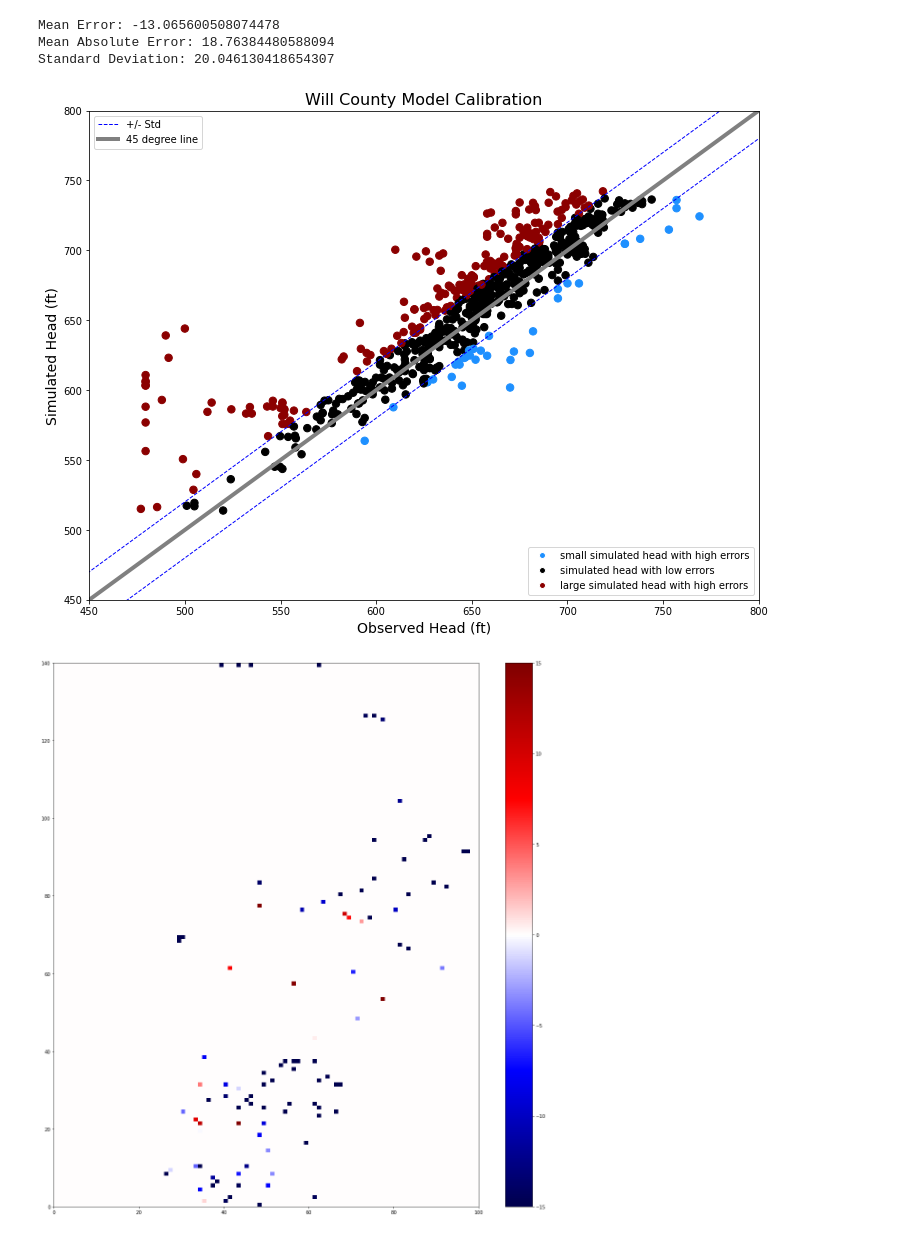
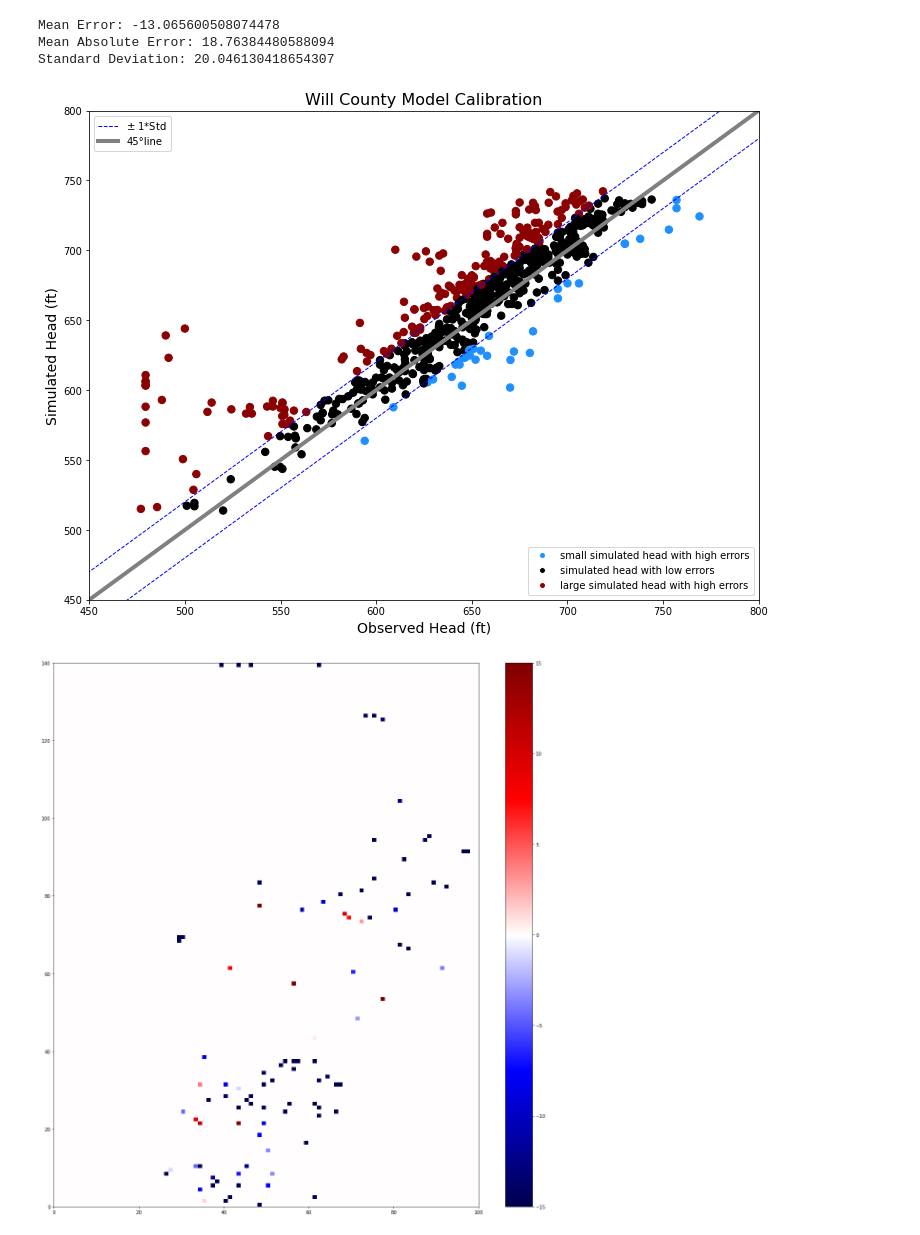
Before and after one commit to dbabrams/ShallowDolomite_Group, a Jupyter notebook: Summer2020_Model/WillCounty_Summer2020.ipynb, the cells around one changed output. Cells and saved outputs as stored; diff of their text form; code cells hidden in the pictures.

```diff
--- a/Summer2020_Model/WillCounty_Summer2020.ipynb
+++ b/Summer2020_Model/WillCounty_Summer2020.ipynb
@@ -827,29 +827,3 @@ pumping_ob['simulated']=head[9,pumping_ob['row'],pumping_ob['col']]
 compare=pumping_ob
 compare=compare.set_index('Head_ftAMS')
 compare=compare.drop(['row','col'],axis=1)
-
-# Create a color coding threshold for high and low errors
-# add legend for each color
-thres = 15
-col = np.where(pumping_ob['simulated'] + thres < pumping_ob['Head_ftAMS'], 'dodgerblue', np.where(pumping_ob['simulated'] - thres > pumping_ob['Head_ftAMS'], 'darkred', 'k'))
-s_head = mp.lines.Line2D([],[],marker='o',color='white',label='small simulated head with high errors',markerfacecolor='dodgerblue')
-l_head = mp.lines.Line2D([],[],marker='o',color='white',label='large simulated head with high errors',markerfacecolor='darkred')
-m_head = mp.lines.Line2D([],[],marker='o',color='white',label='simulated head with low errors',markerfacecolor='k')
-
-# Plot the calibration data
-plt.figure(figsize=(12,9))
-plt.rcParams["figure.figsize"] = (5,5)
-plt.scatter(compare.index,compare.simulated, c= col, marker = 'o', s = 55)
-x = np.linspace(440,800)
-y = x
-plt.plot(x,y, linewidth = 4, color = 'grey')
-plt.plot(x, x+thres, '--b', linewidth=1)
-plt.plot(x, x-thres, '--b', linewidth=1)
-plt.xlim(450,800)
-plt.ylim(450,800)
-plt.xlabel('Observed Head (ft)', fontsize = 14)
-plt.ylabel('Simulated Head (ft)', fontsize = 14)
-plt.title('Will County Model Calibration', fontsize = 16)
-plt.legend(handles=[s_head,m_head,l_head])
-plt.show()
-#print (compare)
@@ -881,36 +853,39 @@ thres = std
 col = np.where(pumping_ob['simulated'] + thres < pumping_ob['Head_ftAMS'], 'dodgerblue', np.where(pumping_ob['simulated'] - thres > pumping_ob['Head_ftAMS'], 'darkred', 'k'))
 s_head = mp.lines.Line2D([],[],marker='o',color='white',label='small simulated head with high errors',markerfacecolor='dodgerblue')
 l_head = mp.lines.Line2D([],[],marker='o',color='white',label='large simulated head with high errors',markerfacecolor='darkred')
 m_head = mp.lines.Line2D([],[],marker='o',color='white',label='simulated head with low errors',markerfacecolor='k')
 
 # add legend for lines
-dash_l = mp.lines.Line2D([],[],linewidth=1,linestyle='--',color='blue',label='+/- Std')
-grey_l = mp.lines.Line2D([],[],linewidth=4,color='grey',label='45 degree line')
+pm_sign = r'$\pm$'
+dash_l = mp.lines.Line2D([],[],linewidth=1,linestyle='--',color='blue',label=pm_sign+' 1*Std')
+degree_sign = u"\N{DEGREE SIGN}"
+grey_l = mp.lines.Line2D([],[],linewidth=4,color='grey',label='45'+degree_sign+'line')
+
 # Plot the calibration data
 fig = plt.figure(figsize=(12,9))
 ax = fig.add_subplot(111)
 plt.rcParams["figure.figsize"] = (5,5)
 ax.scatter(compare.index,compare.simulated, c= col, marker = 'o', s = 55)
 x = np.linspace(440,800)
 y = x
 ax.plot(x,y,linewidth=4,color = 'grey')
 ax.plot(x, x+thres, '--b', linewidth=1)
 ax.plot(x, x-thres, '--b', linewidth=1)
 ax.set_xlim(450,800)
 ax.set_ylim(450,800)
 ax.set_xlabel('Observed Head (ft)', fontsize = 14)
 ax.set_ylabel('Simulated Head (ft)', fontsize = 14)
 ax.set_title('Will County Model Calibration', fontsize = 16)
 # add first legend for the data
 leg1 = ax.legend(handles=[s_head,m_head,l_head],loc='lower right')
 # add second legend for dashed lines and hence the first will be removed
 leg2 = ax.legend(handles=[dash_l,grey_l])
 # Manually add the first legend back
 ax.add_artist(leg1)
 plt.show()
 #print (compare)
 # %% [output]
-[figure, old version]
+[figure, new version]
 # %%
 matrix = np.zeros((nrow,ncol))
 
```
Also changed, not shown: parts of 1 cell of this notebook.
